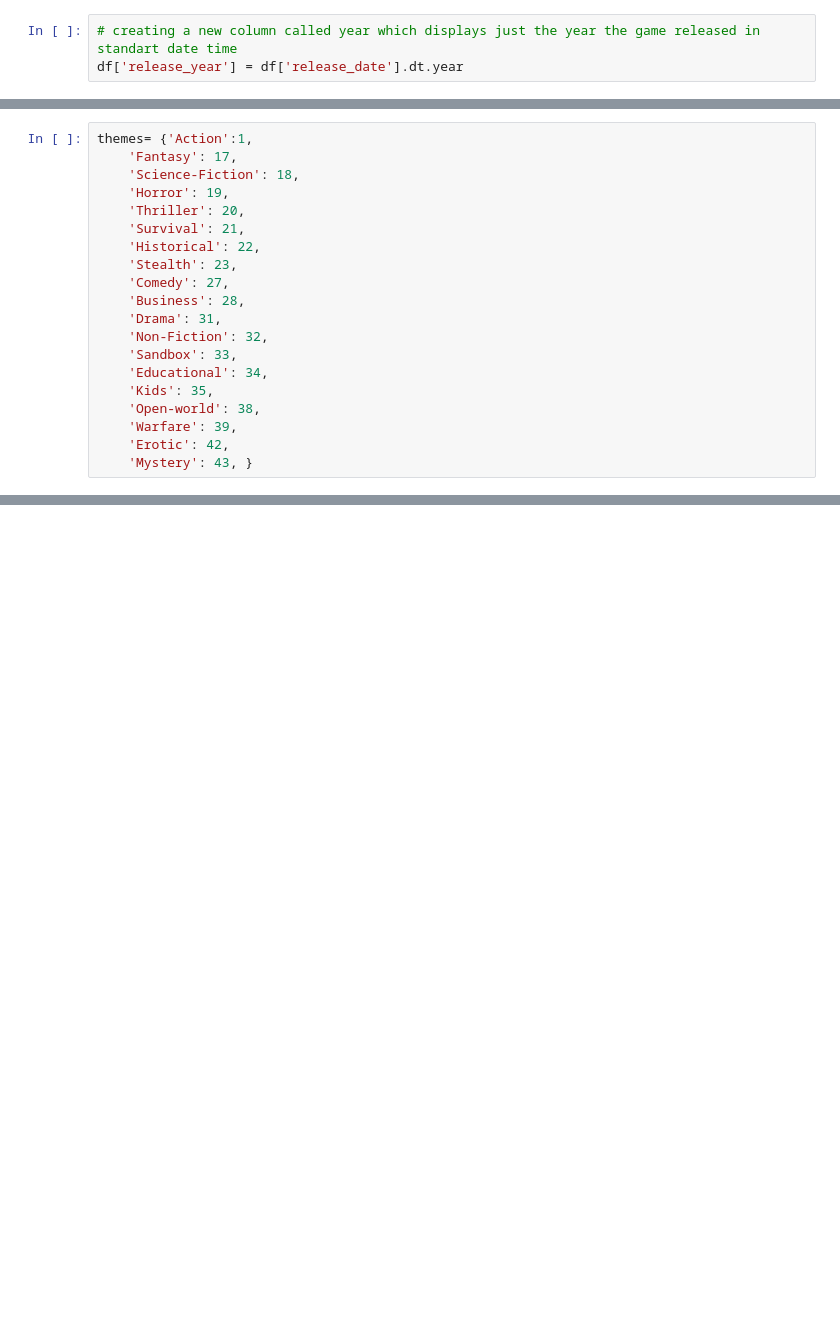
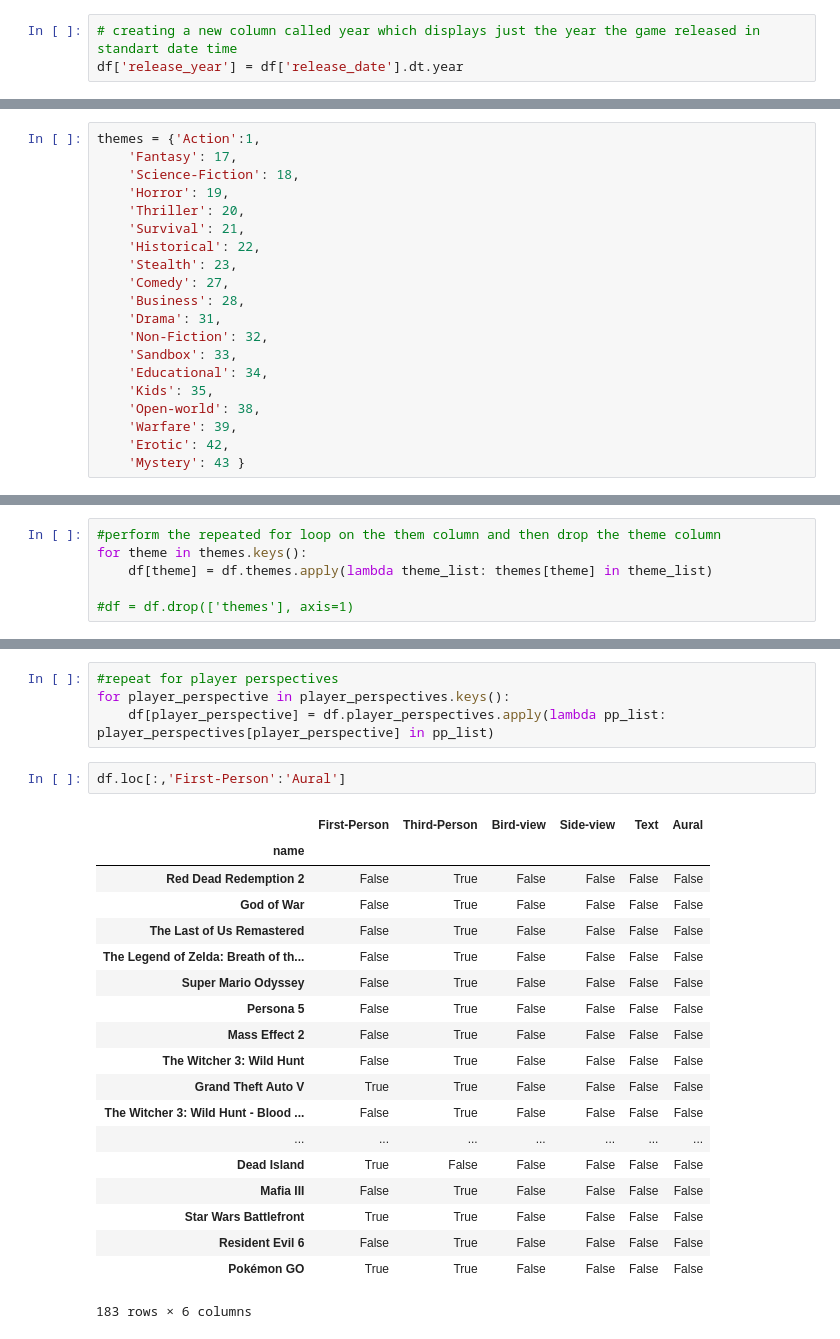
Before and after one commit to Judahesses/IGDB-Project-1, a Jupyter notebook: igdb-project-1.ipynb, the cells around one changed output, grey strips where cells are left out. Saved outputs shown, nothing was run; the diff lists cells and outputs as text; blank space fills up the shorter version.

```diff
--- a/igdb-project-1.ipynb
+++ b/igdb-project-1.ipynb
@@ -180,5 +206,5 @@ platforms = {'Linux': 3,
 # %%
-themes= {'Action':1,
+themes = {'Action':1,
     'Fantasy': 17,
     'Science-Fiction': 18,
     'Horror': 19,
@@ -196,4 +222,4 @@ themes= {'Action':1,
     'Open-world': 38,
     'Warfare': 39,
     'Erotic': 42,
-    'Mystery': 43, }
+    'Mystery': 43 }
@@ -199,0 +269,6 @@ themes= {'Action':1,
+# %%
+#perform the repeated for loop on the them column and then drop the theme column
+for theme in themes.keys():
+    df[theme] = df.themes.apply(lambda theme_list: themes[theme] in theme_list)
+
+#df = df.drop(['themes'], axis=1)
@@ -205,3 +302,29 @@ player_perspective_dict = {'First-Person':1,
     'Text': 5,
     'Aural': 6,
     'Virtual Reality': 7}
+# %%
+#repeat for player perspectives
+for player_perspective in player_perspectives.keys():
+    df[player_perspective] = df.player_perspectives.apply(lambda pp_list: player_perspectives[player_perspective] in pp_list)
+# %%
+df.loc[:,'First-Person':'Aural']
+# %% [output]
+|  | First-Person | Third-Person | Bird-view | Side-view | Text | Aural |
+| name |  |  |  |  |  |  |
+| Red Dead Redemption 2 | False | True | False | False | False | False |
+| God of War | False | True | False | False | False | False |
+| The Last of Us Remastered | False | True | False | False | False | False |
+| The Legend of Zelda: Breath of th... | False | True | False | False | False | False |
+| Super Mario Odyssey | False | True | False | False | False | False |
+| Persona 5 | False | True | False | False | False | False |
+| Mass Effect 2 | False | True | False | False | False | False |
+| The Witcher 3: Wild Hunt | False | True | False | False | False | False |
+| Grand Theft Auto V | True | True | False | False | False | False |
+| The Witcher 3: Wild Hunt - Blood ... | False | True | False | False | False | False |
+| ... | ... | ... | ... | ... | ... | ... |
+| Dead Island | True | False | False | False | False | False |
+| Mafia III | False | True | False | False | False | False |
+| Star Wars Battlefront | True | True | False | False | False | False |
+| Resident Evil 6 | False | True | False | False | False | False |
+| Pokémon GO | True | True | False | False | False | False |
+183 rows × 6 columns
```
Also changed, not shown: parts of 28 cells of this notebook.
